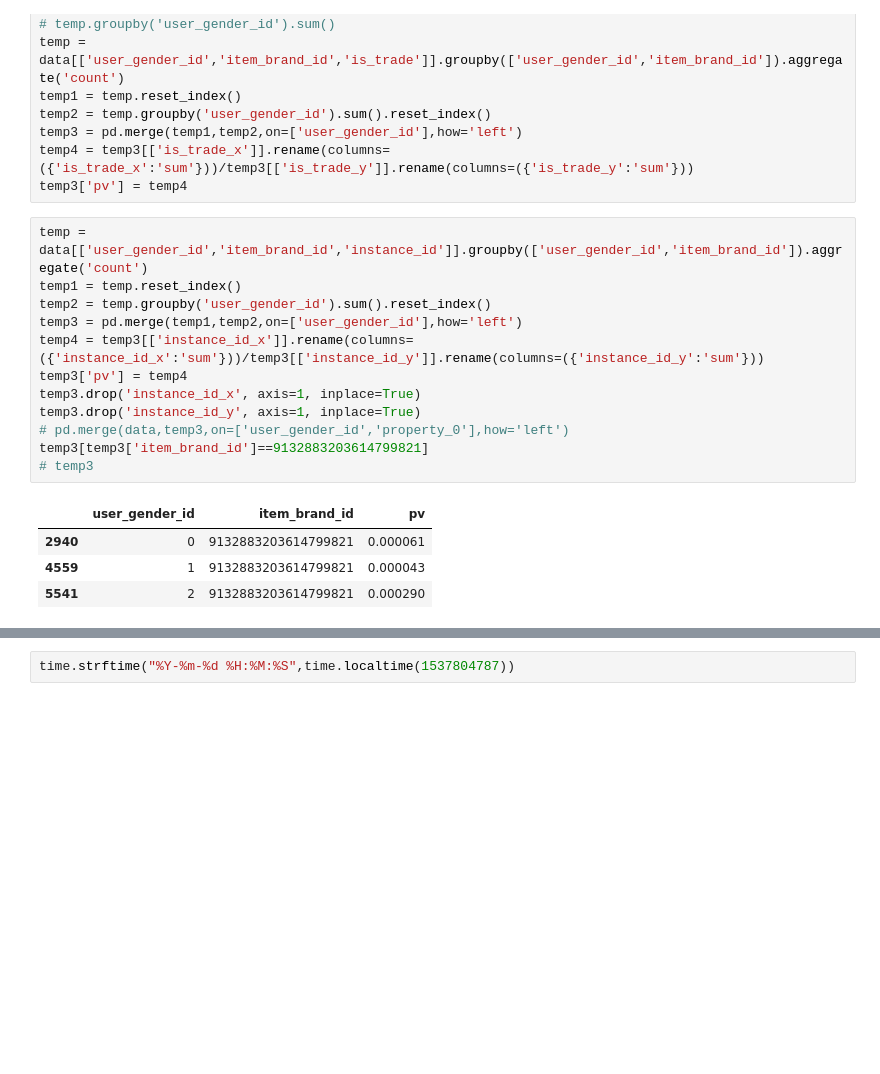
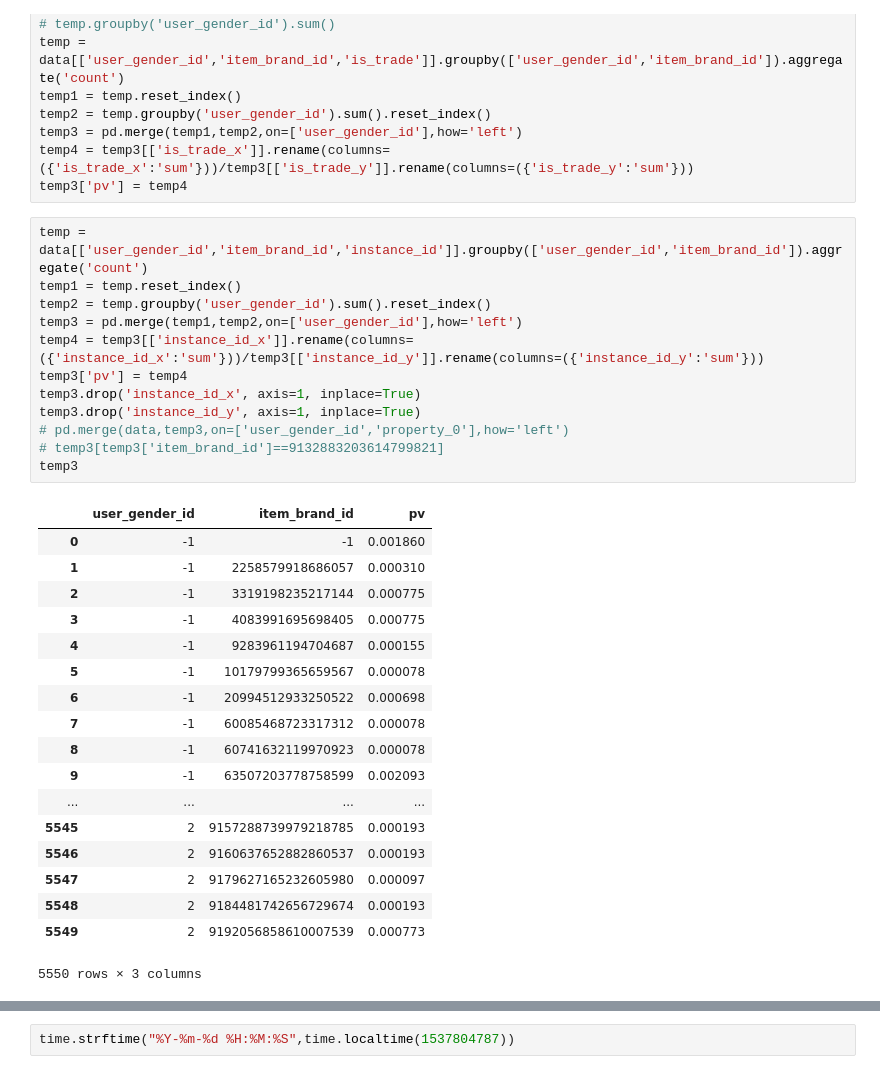
Before and after one commit to chenyunxing/tianchi-new, a Jupyter notebook: pandas.ipynb, the cells around one changed output, grey strips where cells are left out. Saved outputs shown, nothing was run; the diff lists cells and outputs as text; blank space fills up the shorter version.

```diff
--- a/pandas.ipynb
+++ b/pandas.ipynb
@@ -58,17 +58,31 @@ temp3['pv'] = temp4
 # %%
 temp = data[['user_gender_id','item_brand_id','instance_id']].groupby(['user_gender_id','item_brand_id']).aggregate('count')
 temp1 = temp.reset_index()
 temp2 = temp.groupby('user_gender_id').sum().reset_index()
 temp3 = pd.merge(temp1,temp2,on=['user_gender_id'],how='left')
 temp4 = temp3[['instance_id_x']].rename(columns=({'instance_id_x':'sum'}))/temp3[['instance_id_y']].rename(columns=({'instance_id_y':'sum'}))
 temp3['pv'] = temp4
 temp3.drop('instance_id_x', axis=1, inplace=True)
 temp3.drop('instance_id_y', axis=1, inplace=True)
 # pd.merge(data,temp3,on=['user_gender_id','property_0'],how='left')
-temp3[temp3['item_brand_id']==9132883203614799821]
-# temp3
+# temp3[temp3['item_brand_id']==9132883203614799821]
+temp3
 # %% [output]
 |  | user_gender_id | item_brand_id | pv |
-| 2940 | 0 | 9132883203614799821 | 0.000061 |
-| 4559 | 1 | 9132883203614799821 | 0.000043 |
-| 5541 | 2 | 9132883203614799821 | 0.000290 |
+| 0 | -1 | -1 | 0.001860 |
+| 1 | -1 | 2258579918686057 | 0.000310 |
+| 2 | -1 | 3319198235217144 | 0.000775 |
+| 3 | -1 | 4083991695698405 | 0.000775 |
+| 4 | -1 | 9283961194704687 | 0.000155 |
+| 5 | -1 | 10179799365659567 | 0.000078 |
+| 6 | -1 | 20994512933250522 | 0.000698 |
+| 7 | -1 | 60085468723317312 | 0.000078 |
+| 8 | -1 | 60741632119970923 | 0.000078 |
+| 9 | -1 | 63507203778758599 | 0.002093 |
+| ... | ... | ... | ... |
+| 5545 | 2 | 9157288739979218785 | 0.000193 |
+| 5546 | 2 | 9160637652882860537 | 0.000193 |
+| 5547 | 2 | 9179627165232605980 | 0.000097 |
+| 5548 | 2 | 9184481742656729674 | 0.000193 |
+| 5549 | 2 | 9192056858610007539 | 0.000773 |
+5550 rows × 3 columns
```
Also changed, not shown: parts of 2 cells of this notebook, 1 other file.
